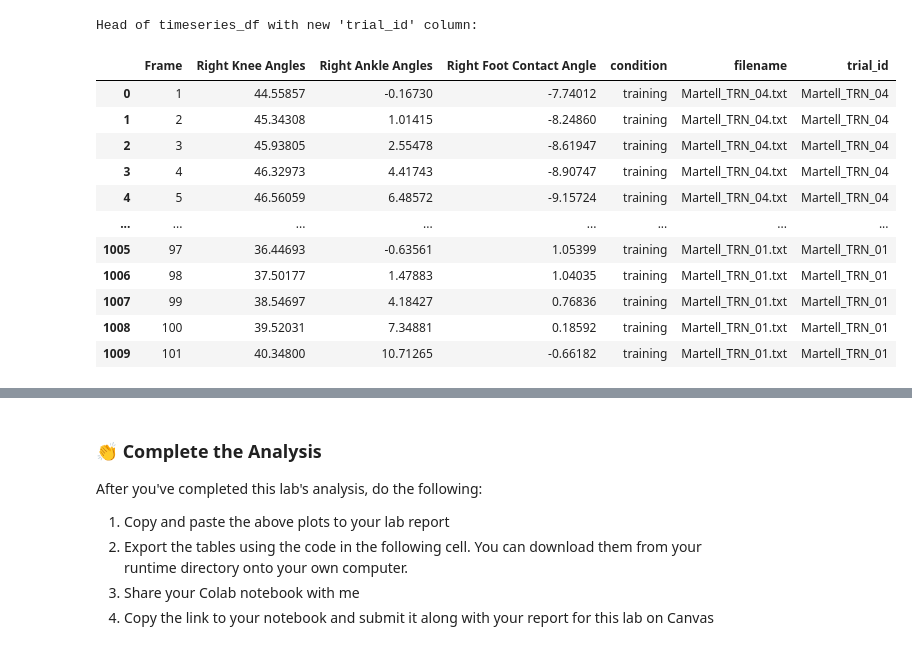
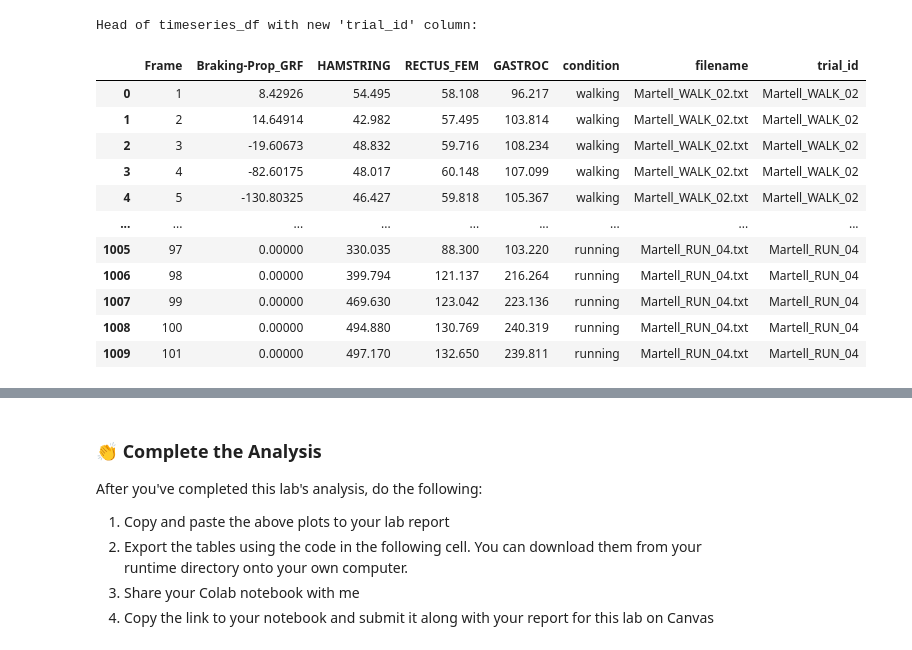
Before and after one commit to plnu-biomechanics/kin6015, a Jupyter notebook: notebooks/kin6015_lab4.ipynb, the cells around one changed output, grey strips where cells are left out. Saved outputs shown, nothing was run; the diff lists cells and outputs as text; code cells hidden in the pictures.

```diff
--- a/notebooks/kin6015_lab4.ipynb
+++ b/notebooks/kin6015_lab4.ipynb
@@ -308,71 +309,80 @@ import numpy as np
 timeseries_df = combined_intermediate_df[
     [
         'Frame',
-        'Right Knee Angles',
-        'Right Ankle Angles',
-        'Right Foot Contact Angle',
+        'Braking-Prop_GRF',
+        'HAMSTRING',
+        'RECTUS_FEM',
+        'GASTROC',
         'condition',
         'filename'
         ]
     ].copy()
 
 # Add 'trial_id' column by cleaning the 'filename'
-timeseries_df['trial_id'] = timeseries_df['filename'].str.replace('_carbonfiber', '', regex=False)
-timeseries_df['trial_id'] = timeseries_df['trial_id'].str.replace('_training', '', regex=False)
+timeseries_df['trial_id'] = timeseries_df['filename'].str.replace('_walking', '', regex=False)
+timeseries_df['trial_id'] = timeseries_df['trial_id'].str.replace('_running', '', regex=False)
 timeseries_df['trial_id'] = timeseries_df['trial_id'].str.replace('.txt', '', regex=False)
 
 print("Head of timeseries_df with new 'trial_id' column:")
 display(timeseries_df)
 
 print("\nUnique trial IDs:")
 print(timeseries_df.head())
 
 print("\nUnique trial IDs:")
 print(timeseries_df['trial_id'].unique())
 
 # export CSV file for inspection (comment if not needed)
 # timeseries_df.to_csv('timeseries_data.csv', index=False)
 # print("timeseries_df exported to 'timeseries_data.csv'")
 
 # Filter for both conditions
-carbonfiber_df = timeseries_df[timeseries_df['condition'] == 'carbonfiber']
-training_df = timeseries_df[timeseries_df['condition'] == 'training']
+walking_df = timeseries_df[timeseries_df['condition'] == 'walking']
+running_df = timeseries_df[timeseries_df['condition'] == 'running']
 
-# Prepare data for Knee Flexion (carbonfiber)
-kneeflexion_carbonfiber_data = carbonfiber_df.pivot(index='trial_id', columns='Frame', values='Right Knee Angles').values
+# Prepare data for GRF (walking)
+brakingprop_walking_data = walking_df.pivot(index='trial_id', columns='Frame', values='Braking-Prop_GRF').values
 
-# Prepare data for Knee Flexion (training)
-kneeflexion_training_data = training_df.pivot(index='trial_id', columns='Frame', values='Right Knee Angles').values
+# Prepare data for Braking-Propulsive (running)
+brakingprop_running_data = running_df.pivot(index='trial_id', columns='Frame', values='Braking-Prop_GRF').values
 
-# Prepare data for Ankle PF (carbonfiber)
-ankleplantar_carbonfiber_data = carbonfiber_df.pivot(index='trial_id', columns='Frame', values='Right Ankle Angles').values
+# Prepare data for Hamstring EMG (walking)
+hamstring_walking_data = walking_df.pivot(index='trial_id', columns='Frame', values='HAMSTRING').values
 
-# Prepare data for Ankle PF (training)
-ankleplantar_training_data = training_df.pivot(index='trial_id', columns='Frame', values='Right Ankle Angles').values
+# Prepare data for Hamstring EMG (running)
+hamstring_running_data = running_df.pivot(index='trial_id', columns='Frame', values='HAMSTRING').values
 
-# Prepare data for Foot Pronation (carbonfiber)
-footpronation_carbonfiber_data = carbonfiber_df.pivot(index='trial_id', columns='Frame', values='Right Foot Contact Angle').values
+# Prepare data for Rectus EMG (walking)
+rectus_walking_data = walking_df.pivot(index='trial_id', columns='Frame', values='RECTUS_FEM').values
 
-# Prepare data for Foot Pronation (training)
-footpronation_training_data = training_df.pivot(index='trial_id', columns='Frame', values='Right Foot Contact Angle').values
+# Prepare data for Rectus EMG (running)
+rectus_running_data = running_df.pivot(index='trial_id', columns='Frame', values='RECTUS_FEM').values
 
-print("Shape of Knee Flexion (carbonfiber) data:", kneeflexion_carbonfiber_data.shape)
-print("Shape of Knee Flexion (training) data:", kneeflexion_training_data.shape)
-print("Shape of Ankle PF (carbonfiber) data:", ankleplantar_carbonfiber_data.shape)
-print("Shape of Ankle PF (training) data:", ankleplantar_training_data.shape)
-print("Shape of Pronation (carbonfiber) data:", footpronation_carbonfiber_data.shape)
-print("Shape of Prontation (training) data:", footpronation_training_data.shape)
+# Prepare data for Gastroc EMG (walking)
+gastroc_walking_data = walking_df.pivot(index='trial_id', columns='Frame', values='GASTROC').values
+
+# Prepare data for Rectus EMG (running)
+gastroc_running_data = running_df.pivot(index='trial_id', columns='Frame', values='GASTROC').values
+
+print("Shape of Braking-Propulsive (walking) data:", brakingprop_walking_data.shape)
+print("Shape of Braking-Propulsive (running) data:", brakingprop_running_data.shape)
+print("Shape of Hamstring EMG (walking) data:", hamstring_walking_data.shape)
+print("Shape of Hamstring EMG (running) data:", hamstring_running_data.shape)
+print("Shape of Rectus EMG (walking) data:", rectus_walking_data.shape)
+print("Shape of Rectus EMG (running) data:", rectus_running_data.shape)
+print("Shape of Gastroc EMG (walking) data:", gastroc_walking_data.shape)
+print("Shape of Gastroc EMG (running) data:", gastroc_running_data.shape)
 # %% [output]
 Head of timeseries_df with new 'trial_id' column:
-|  | Frame | Right Knee Angles | Right Ankle Angles | Right Foot Contact Angle | condition | filename | trial_id |
-| 0 | 1 | 44.55857 | -0.16730 | -7.74012 | training | Martell_TRN_04.txt | Martell_TRN_04 |
-| 1 | 2 | 45.34308 | 1.01415 | -8.24860 | training | Martell_TRN_04.txt | Martell_TRN_04 |
-| 2 | 3 | 45.93805 | 2.55478 | -8.61947 | training | Martell_TRN_04.txt | Martell_TRN_04 |
-| 3 | 4 | 46.32973 | 4.41743 | -8.90747 | training | Martell_TRN_04.txt | Martell_TRN_04 |
-| 4 | 5 | 46.56059 | 6.48572 | -9.15724 | training | Martell_TRN_04.txt | Martell_TRN_04 |
-| ... | ... | ... | ... | ... | ... | ... | ... |
-| 1005 | 97 | 36.44693 | -0.63561 | 1.05399 | training | Martell_TRN_01.txt | Martell_TRN_01 |
-| 1006 | 98 | 37.50177 | 1.47883 | 1.04035 | training | Martell_TRN_01.txt | Martell_TRN_01 |
-| 1007 | 99 | 38.54697 | 4.18427 | 0.76836 | training | Martell_TRN_01.txt | Martell_TRN_01 |
-| 1008 | 100 | 39.52031 | 7.34881 | 0.18592 | training | Martell_TRN_01.txt | Martell_TRN_01 |
-| 1009 | 101 | 40.34800 | 10.71265 | -0.66182 | training | Martell_TRN_01.txt | Martell_TRN_01 |
+|  | Frame | Braking-Prop_GRF | HAMSTRING | RECTUS_FEM | GASTROC | condition | filename | trial_id |
+| 0 | 1 | 8.42926 | 54.495 | 58.108 | 96.217 | walking | Martell_WALK_02.txt | Martell_WALK_02 |
+| 1 | 2 | 14.64914 | 42.982 | 57.495 | 103.814 | walking | Martell_WALK_02.txt | Martell_WALK_02 |
+| 2 | 3 | -19.60673 | 48.832 | 59.716 | 108.234 | walking | Martell_WALK_02.txt | Martell_WALK_02 |
+| 3 | 4 | -82.60175 | 48.017 | 60.148 | 107.099 | walking | Martell_WALK_02.txt | Martell_WALK_02 |
+| 4 | 5 | -130.80325 | 46.427 | 59.818 | 105.367 | walking | Martell_WALK_02.txt | Martell_WALK_02 |
+| ... | ... | ... | ... | ... | ... | ... | ... | ... |
+| 1005 | 97 | 0.00000 | 330.035 | 88.300 | 103.220 | running | Martell_RUN_04.txt | Martell_RUN_04 |
+| 1006 | 98 | 0.00000 | 399.794 | 121.137 | 216.264 | running | Martell_RUN_04.txt | Martell_RUN_04 |
+| 1007 | 99 | 0.00000 | 469.630 | 123.042 | 223.136 | running | Martell_RUN_04.txt | Martell_RUN_04 |
+| 1008 | 100 | 0.00000 | 494.880 | 130.769 | 240.319 | running | Martell_RUN_04.txt | Martell_RUN_04 |
+| 1009 | 101 | 0.00000 | 497.170 | 132.650 | 239.811 | running | Martell_RUN_04.txt | Martell_RUN_04 |
```
Also changed, not shown: parts of 12 cells of this notebook.
